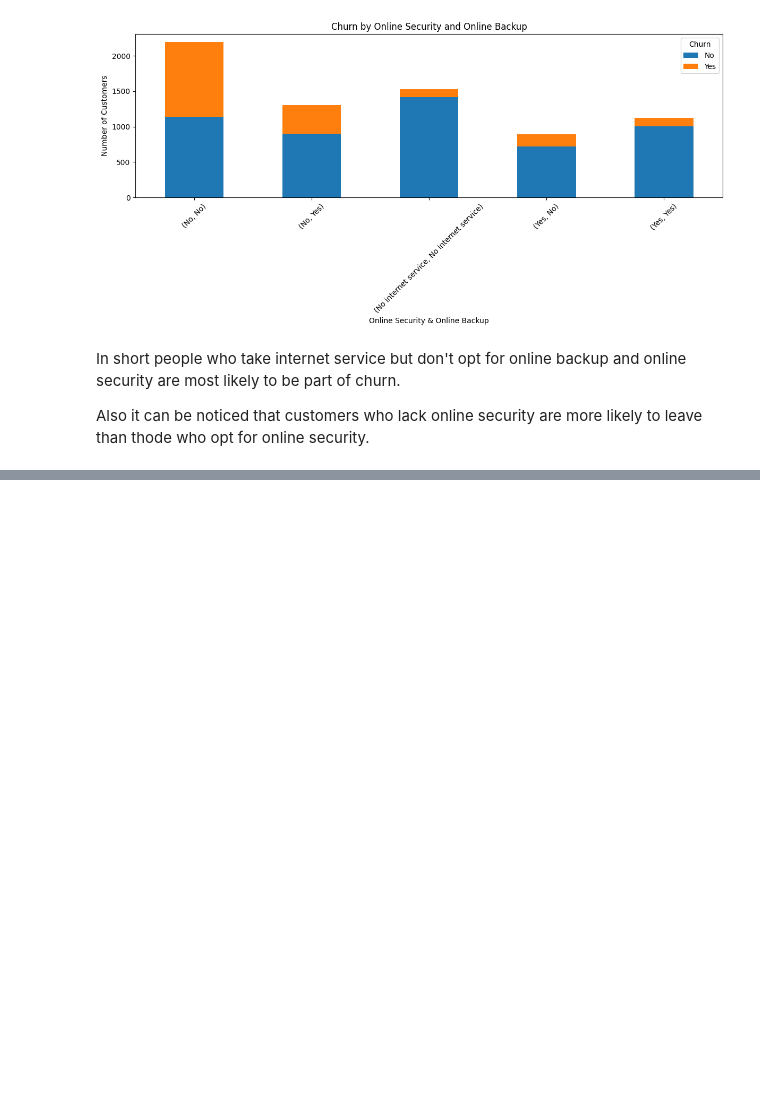
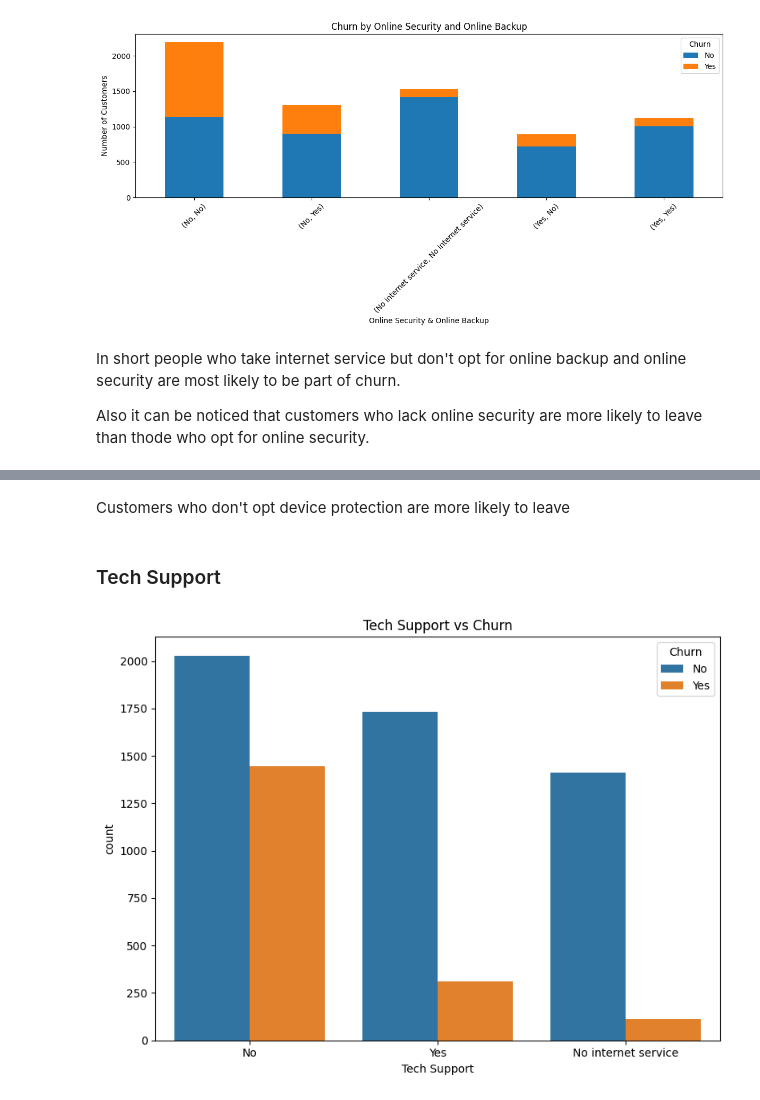
Before and after one commit to AabharanGupta/CustomerChurnAnalysis, a Jupyter notebook: Project.ipynb, the cells around one changed output, grey strips where cells are left out. Drawn from its saved outputs; the diff is of its cells as text; code cells hidden in the pictures; blank space fills up the shorter version.

```diff
--- a/Project.ipynb
+++ b/Project.ipynb
@@ -418,0 +443,13 @@ Also it can be noticed that customers who lack online security are more likely t
+# %% [markdown]
+Customers who don't opt device protection are more likely to leave
+# %% [markdown]
+### Tech Support
+# %%
+plt.figure(figsize=(8,6))
+sns.countplot(x=df['TechSupport'],hue=df['Churn'])
+plt.xlabel('Tech Support')
+plt.title('Tech Support vs Churn')
+plt.tight_layout()
+plt.show()
+# %% [output]
+[figure, added]
```
Also changed, not shown: parts of 26 cells of this notebook.
